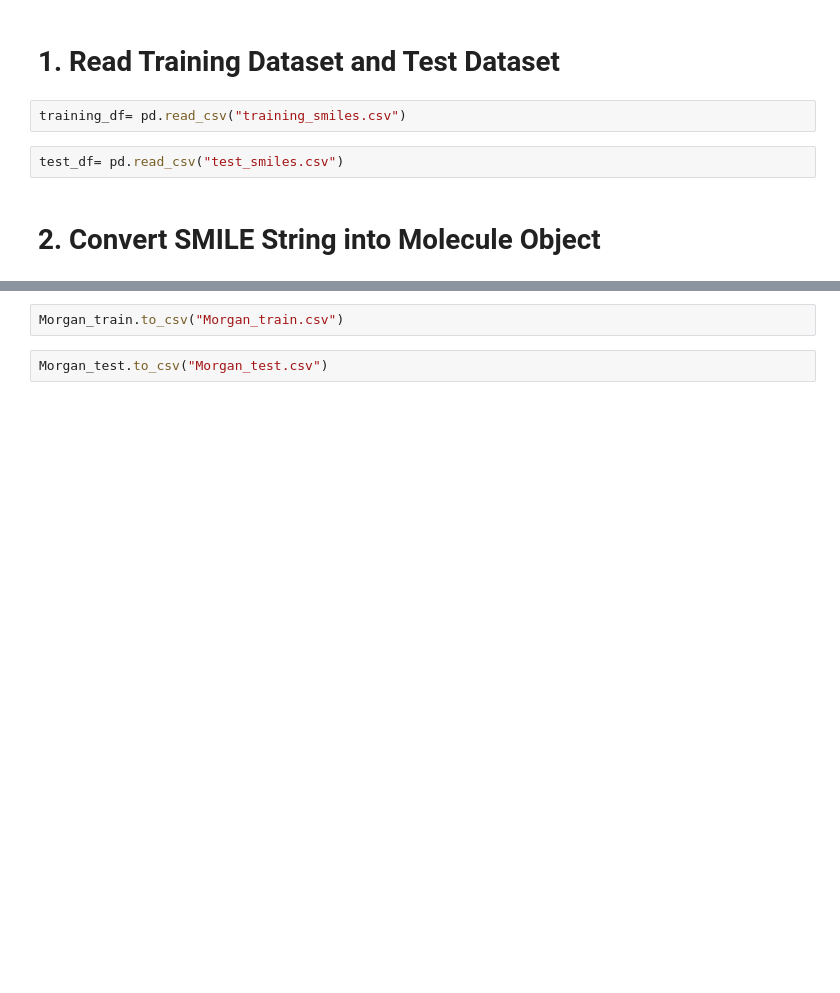
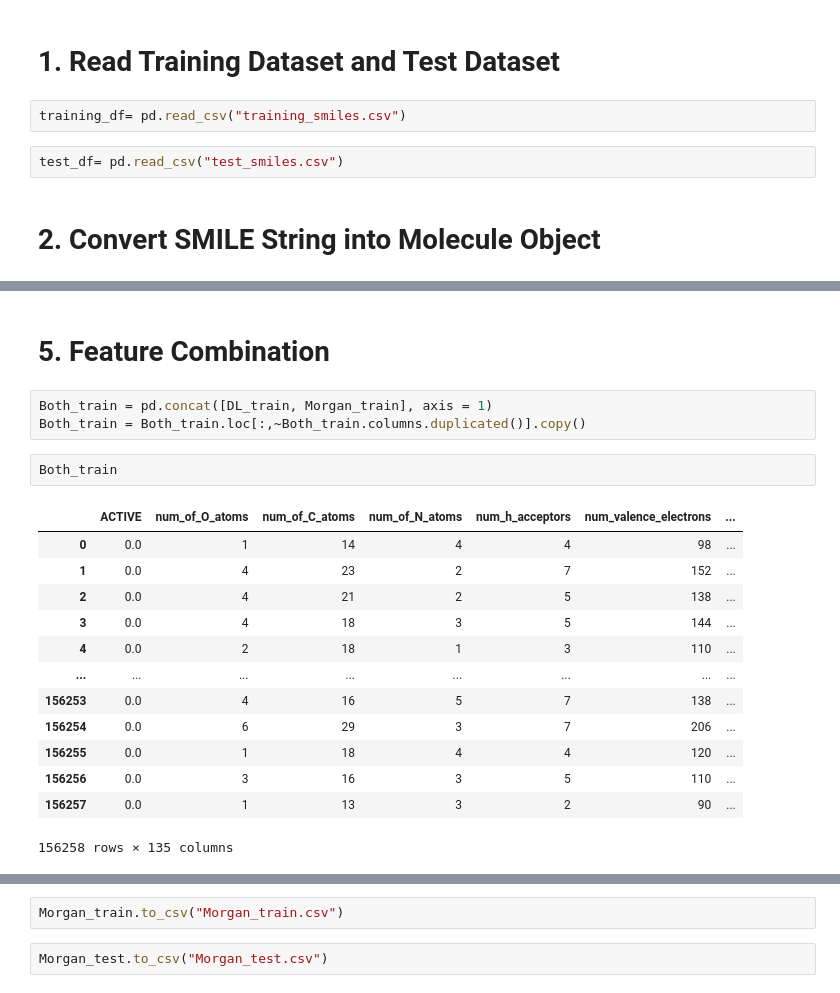
Before and after one commit to Waynelearn/ID2214-Chemical-Activity_Prediction, a Jupyter notebook: Features.ipynb, the cells around one changed output, grey strips where cells are left out. Cells and saved outputs as stored; diff of their text form; blank space fills up the shorter version.

```diff
--- a/Features.ipynb
+++ b/Features.ipynb
@@ -102,0 +175,21 @@ print(Morgan_test)
+# %% [markdown]
+# 5. Feature Combination
+# %%
+Both_train = pd.concat([DL_train, Morgan_train], axis = 1)
+Both_train = Both_train.loc[:,~Both_train.columns.duplicated()].copy()
+# %%
+Both_train
+# %% [output]
+|  | ACTIVE | num_of_O_atoms | num_of_C_atoms | num_of_N_atoms | num_h_acceptors | num_valence_electrons | ... |
+| 0 | 0.0 | 1 | 14 | 4 | 4 | 98 | ... |
+| 1 | 0.0 | 4 | 23 | 2 | 7 | 152 | ... |
+| 2 | 0.0 | 4 | 21 | 2 | 5 | 138 | ... |
+| 3 | 0.0 | 4 | 18 | 3 | 5 | 144 | ... |
+| 4 | 0.0 | 2 | 18 | 1 | 3 | 110 | ... |
+| ... | ... | ... | ... | ... | ... | ... | ... |
+| 156253 | 0.0 | 4 | 16 | 5 | 7 | 138 | ... |
+| 156254 | 0.0 | 6 | 29 | 3 | 7 | 206 | ... |
+| 156255 | 0.0 | 1 | 18 | 4 | 4 | 120 | ... |
+| 156256 | 0.0 | 3 | 16 | 3 | 5 | 110 | ... |
+| 156257 | 0.0 | 1 | 13 | 3 | 2 | 90 | ... |
+156258 rows × 135 columns
```
Also changed, not shown: parts of 29 cells of this notebook.
